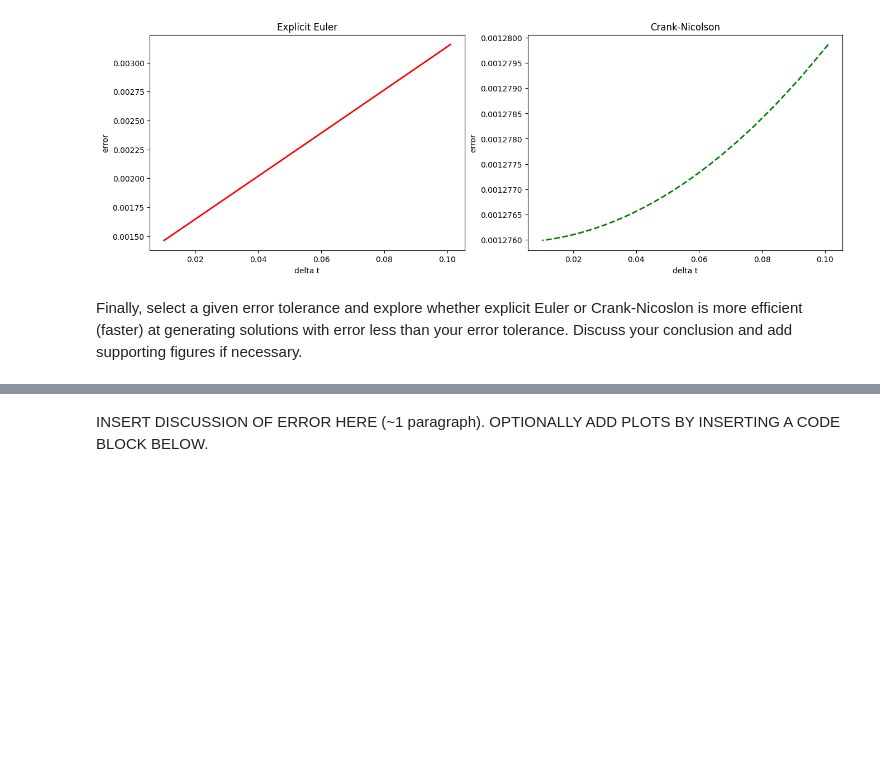
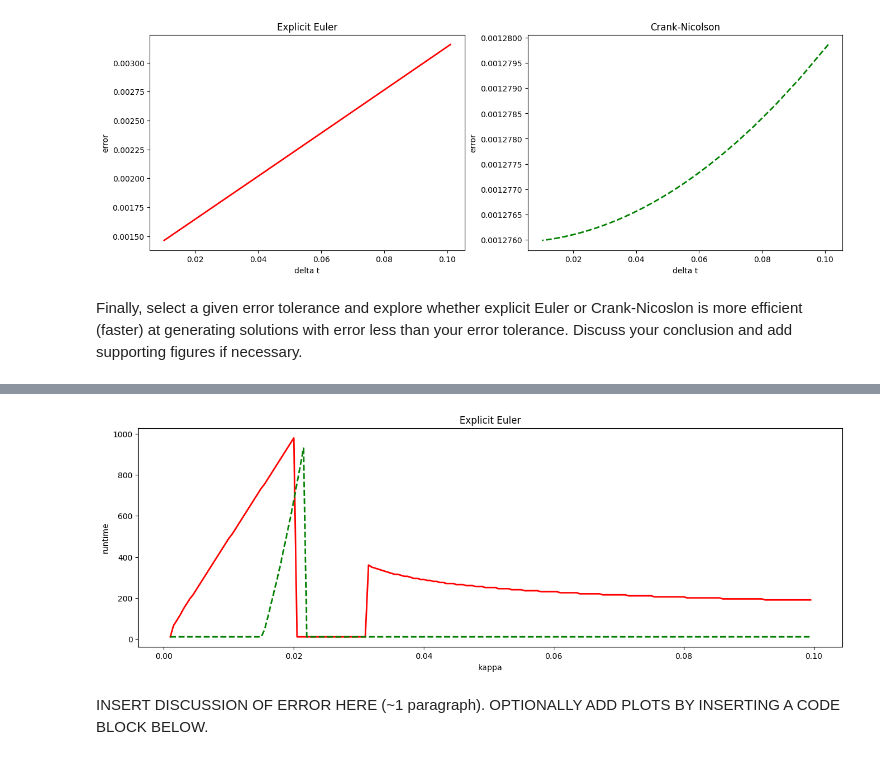
Before and after one commit to johnryantaylor/QCES, a Jupyter notebook: Project1_numerical_methods.ipynb, the cells around one changed output, grey strips where cells are left out. Saved outputs shown, nothing was run; the diff lists cells and outputs as text; code cells hidden in the pictures; blank space fills up the shorter version.

```diff
--- a/Project1_numerical_methods.ipynb
+++ b/Project1_numerical_methods.ipynb
@@ -395,3 +496,16 @@ def get_runtime_of_method(kappa, error_tolerance, timestep_method):
+# %%
+plt.figure(figsize=(16, 5))
+
+plt.plot(kappas, ee_nts, 'r', label='EE', linewidth=2)
+plt.xlabel('kappa')
+plt.ylabel('runtime')
+plt.title('Explicit Euler')
+
+plt.plot(kappas, cn_nts, 'g--', label='CN', linewidth=2)
+
+plt.show()
+# %% [output]
+[figure, added]
 # %% [markdown]
 INSERT DISCUSSION OF ERROR HERE (~1 paragraph).  OPTIONALLY ADD PLOTS BY INSERTING A CODE BLOCK BELOW.
 # %% [markdown]
```
Also changed, not shown: parts of 10 cells of this notebook.
